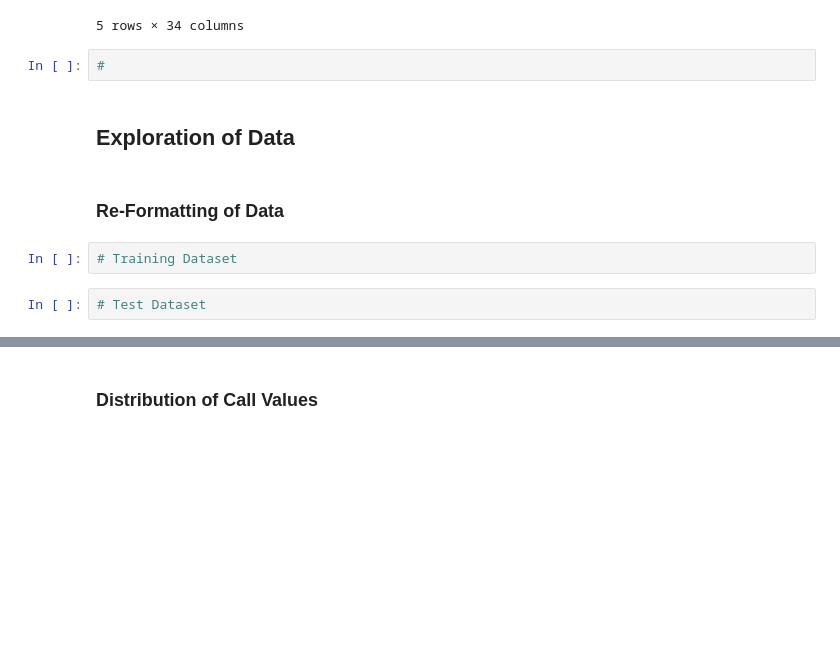
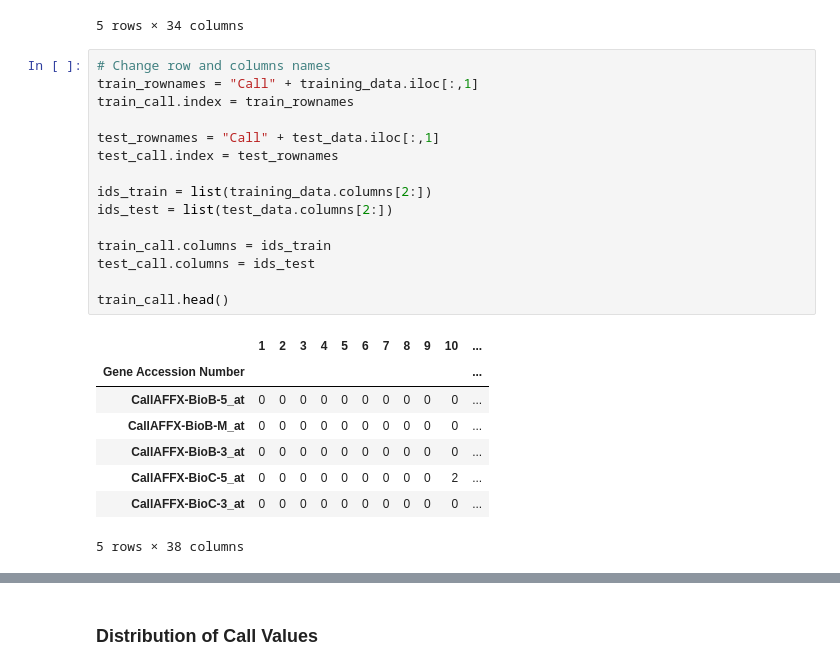
Before and after one commit to charlottedriver/LeukaemiaClassification, a Jupyter notebook: LeukemiaClassification.ipynb, the cells around one changed output, grey strips where cells are left out. Cells and saved outputs as stored; diff of their text form; blank space fills up the shorter version.

Commit message:
Cont Data Cleaning

```diff
--- a/LeukemiaClassification.ipynb
+++ b/LeukemiaClassification.ipynb
@@ -117,13 +119,27 @@ test_call.head()
 | 3 | 0 | 0 | 0 | 0 | 0 | 0 | 0 | 0 | 0 | 0 | ... | ... |
 | 4 | 0 | 0 | 0 | 0 | 0 | 0 | 0 | 0 | 0 | 0 | ... | ... |
 5 rows × 34 columns
-# %%
-#
-# %% [markdown]
-## Exploration of Data
-# %% [markdown]
-### Re-Formatting of Data
-# %%
-# Training Dataset
-# %%
-# Test Dataset
+# %%
+# Change row and columns names
+train_rownames = "Call" + training_data.iloc[:,1]
+train_call.index = train_rownames
+
+test_rownames = "Call" + test_data.iloc[:,1]
+test_call.index = test_rownames
+
+ids_train = list(training_data.columns[2:])
+ids_test = list(test_data.columns[2:])
+
+train_call.columns = ids_train
+test_call.columns = ids_test
+
+train_call.head()
+# %% [output]
+|  | 1 | 2 | 3 | 4 | 5 | 6 | 7 | 8 | 9 | 10 | ... |
+| Gene Accession Number |  |  |  |  |  |  |  |  |  |  | ... |
+| CallAFFX-BioB-5_at | 0 | 0 | 0 | 0 | 0 | 0 | 0 | 0 | 0 | 0 | ... |
+| CallAFFX-BioB-M_at | 0 | 0 | 0 | 0 | 0 | 0 | 0 | 0 | 0 | 0 | ... |
+| CallAFFX-BioB-3_at | 0 | 0 | 0 | 0 | 0 | 0 | 0 | 0 | 0 | 0 | ... |
+| CallAFFX-BioC-5_at | 0 | 0 | 0 | 0 | 0 | 0 | 0 | 0 | 0 | 2 | ... |
+| CallAFFX-BioC-3_at | 0 | 0 | 0 | 0 | 0 | 0 | 0 | 0 | 0 | 0 | ... |
+5 rows × 38 columns
```
Also changed, not shown: parts of 4 cells of this notebook.
